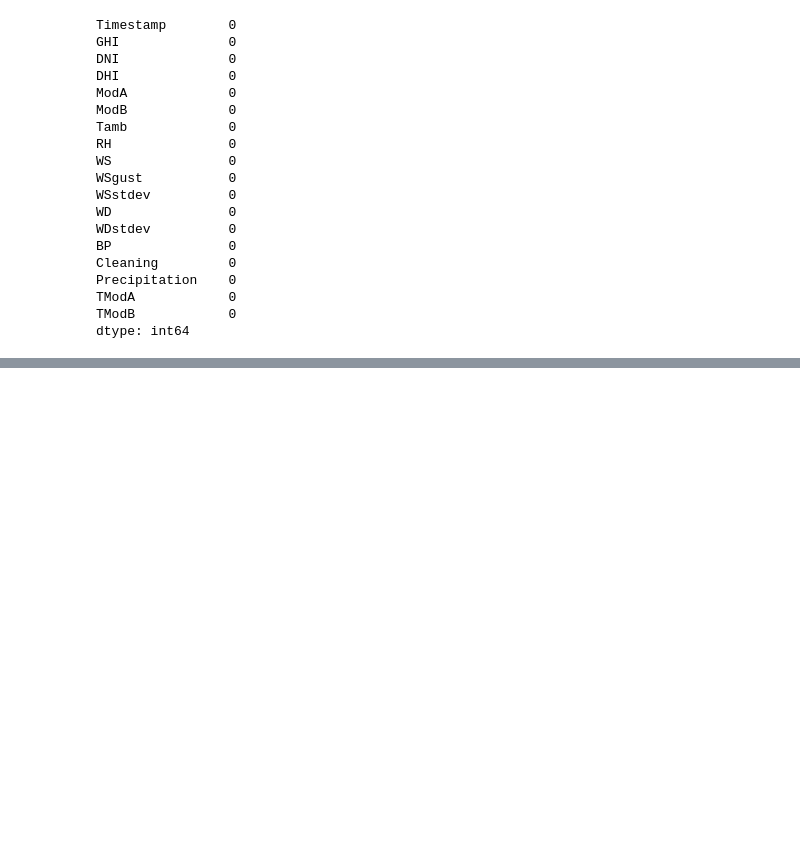
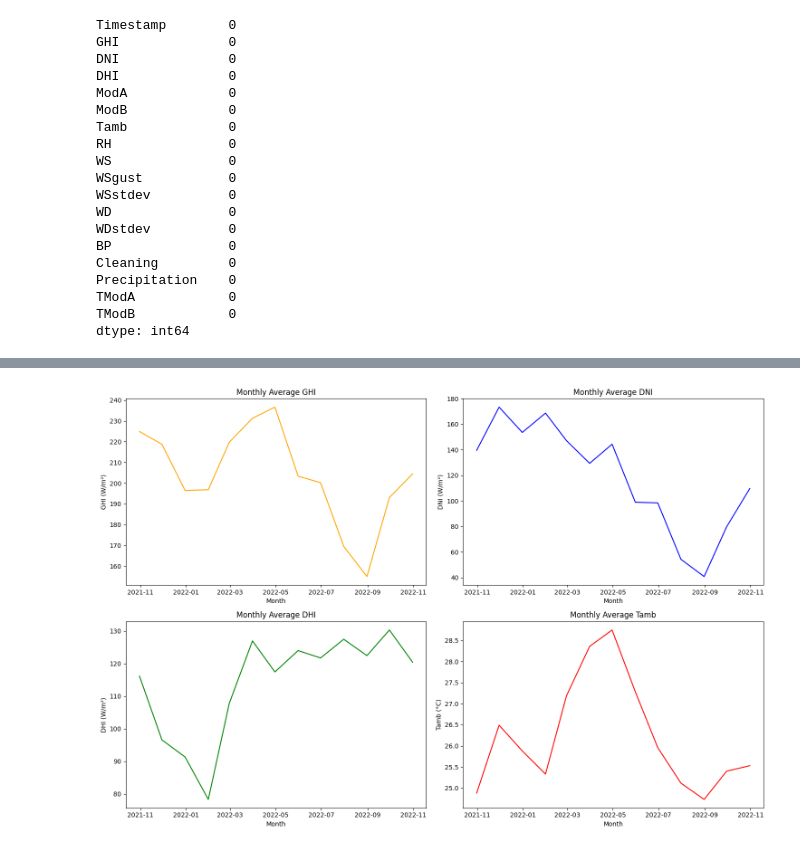
Before and after one commit to Abiy-Alemu/kaimweek0, a Jupyter notebook: notebooks/country2.ipynb, the cells around one changed output, grey strips where cells are left out. Drawn from its saved outputs; the diff is of its cells as text; code cells hidden in the pictures; blank space fills up the shorter version.

```diff
--- a/notebooks/country2.ipynb
+++ b/notebooks/country2.ipynb
@@ -129,0 +373,34 @@ dtype: int64
+# %%
+# Group by month and plot monthly trends for GHI, DNI, DHI, and Tamb
+monthly_data = df.resample('M').mean()
+
+plt.figure(figsize=(15, 10))
+
+plt.subplot(2, 2, 1)
+plt.plot(monthly_data.index, monthly_data['GHI'], color='orange')
+plt.title('Monthly Average GHI')
+plt.xlabel('Month')
+plt.ylabel('GHI (W/m²)')
+
+plt.subplot(2, 2, 2)
+plt.plot(monthly_data.index, monthly_data['DNI'], color='blue')
+plt.title('Monthly Average DNI')
+plt.xlabel('Month')
+plt.ylabel('DNI (W/m²)')
+
+plt.subplot(2, 2, 3)
+plt.plot(monthly_data.index, monthly_data['DHI'], color='green')
+plt.title('Monthly Average DHI')
+plt.xlabel('Month')
+plt.ylabel('DHI (W/m²)')
+
+plt.subplot(2, 2, 4)
+plt.plot(monthly_data.index, monthly_data['Tamb'], color='red')
+plt.title('Monthly Average Tamb')
+plt.xlabel('Month')
+plt.ylabel('Tamb (°C)')
+
+plt.tight_layout()
+plt.show()
+# %% [output]
+[figure, added]
```
Also changed, not shown: parts of 8 cells of this notebook, 1 other file.
